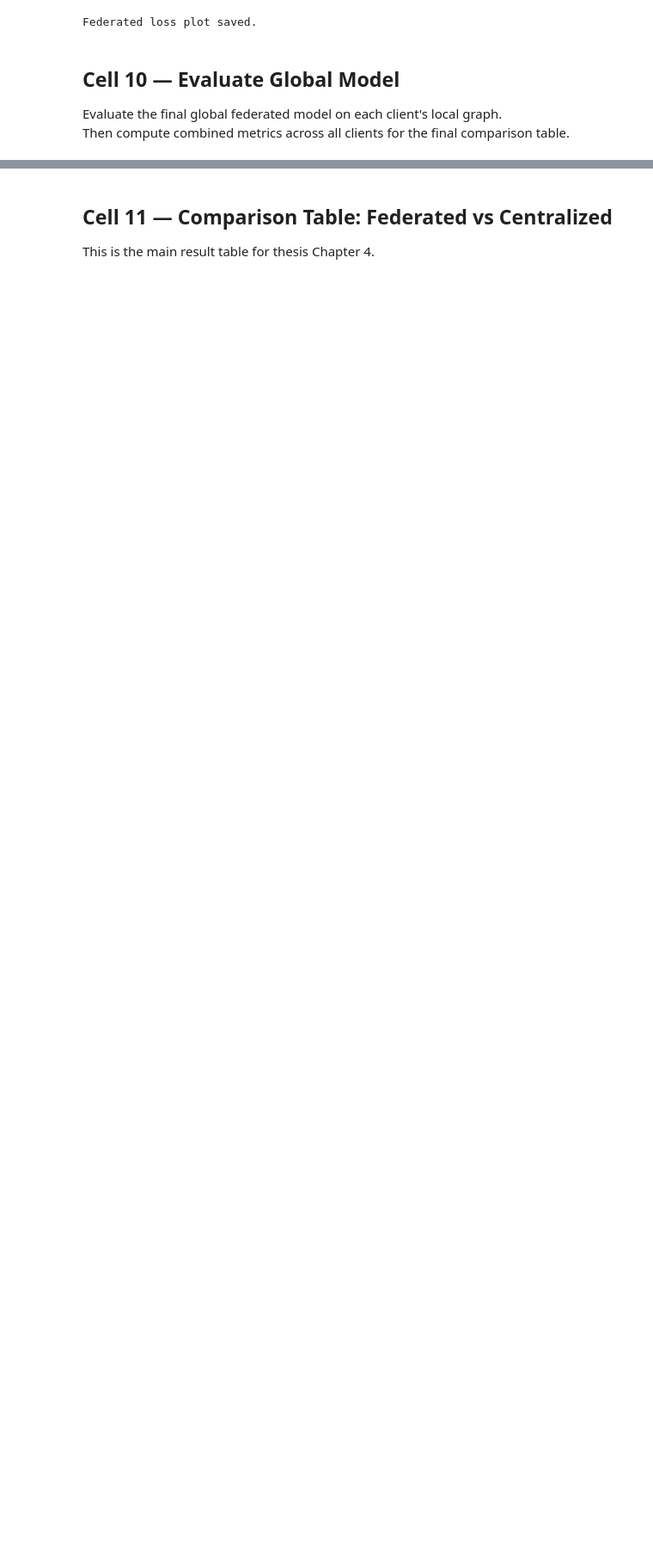
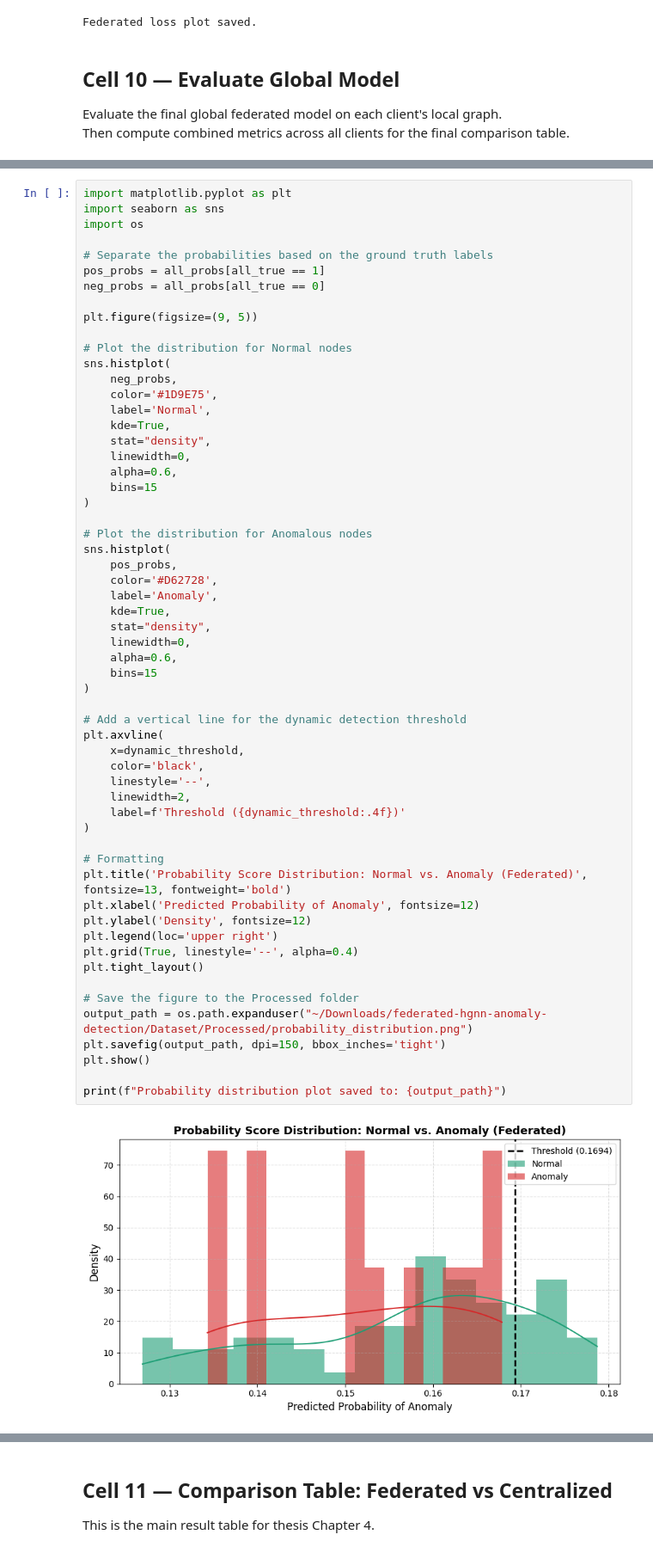
Before and after one commit to Philbert72/federated-hgnn-anomaly-detection, a Jupyter notebook: Notebooks/Phase5_Federated_Learning.ipynb, the cells around one changed output, grey strips where cells are left out. Shown at 86% size. Drawn from its saved outputs; the diff is of its cells as text; blank space fills up the shorter version.

```diff
--- a/Notebooks/Phase5_Federated_Learning.ipynb
+++ b/Notebooks/Phase5_Federated_Learning.ipynb
@@ -642,0 +658,60 @@ Client A: 30 held-out users (4 anomalous)
+# %%
+import matplotlib.pyplot as plt
+import seaborn as sns
+import os
+
+# Separate the probabilities based on the ground truth labels
+pos_probs = all_probs[all_true == 1]
+neg_probs = all_probs[all_true == 0]
+
+plt.figure(figsize=(9, 5))
+
+# Plot the distribution for Normal nodes
+sns.histplot(
+    neg_probs,
+    color='#1D9E75',
+    label='Normal',
+    kde=True,
+    stat="density",
+    linewidth=0,
+    alpha=0.6,
+    bins=15
+)
+
+# Plot the distribution for Anomalous nodes
+sns.histplot(
+    pos_probs,
+    color='#D62728',
+    label='Anomaly',
+    kde=True,
+    stat="density",
+    linewidth=0,
+    alpha=0.6,
+    bins=15
+)
+
+# Add a vertical line for the dynamic detection threshold
+plt.axvline(
+    x=dynamic_threshold,
+    color='black',
+    linestyle='--',
+    linewidth=2,
+    label=f'Threshold ({dynamic_threshold:.4f})'
+)
+
+# Formatting
+plt.title('Probability Score Distribution: Normal vs. Anomaly (Federated)', fontsize=13, fontweight='bold')
+plt.xlabel('Predicted Probability of Anomaly', fontsize=12)
+plt.ylabel('Density', fontsize=12)
+plt.legend(loc='upper right')
+plt.grid(True, linestyle='--', alpha=0.4)
+plt.tight_layout()
+
+# Save the figure to the Processed folder
+output_path = os.path.expanduser("~/Downloads/federated-hgnn-anomaly-detection/Dataset/Processed/probability_distribution.png")
+plt.savefig(output_path, dpi=150, bbox_inches='tight')
+plt.show()
+
+print(f"Probability distribution plot saved to: {output_path}")
+# %% [output]
+[figure, added]
```
Also changed, not shown: parts of 8 cells of this notebook, 4 other files.
